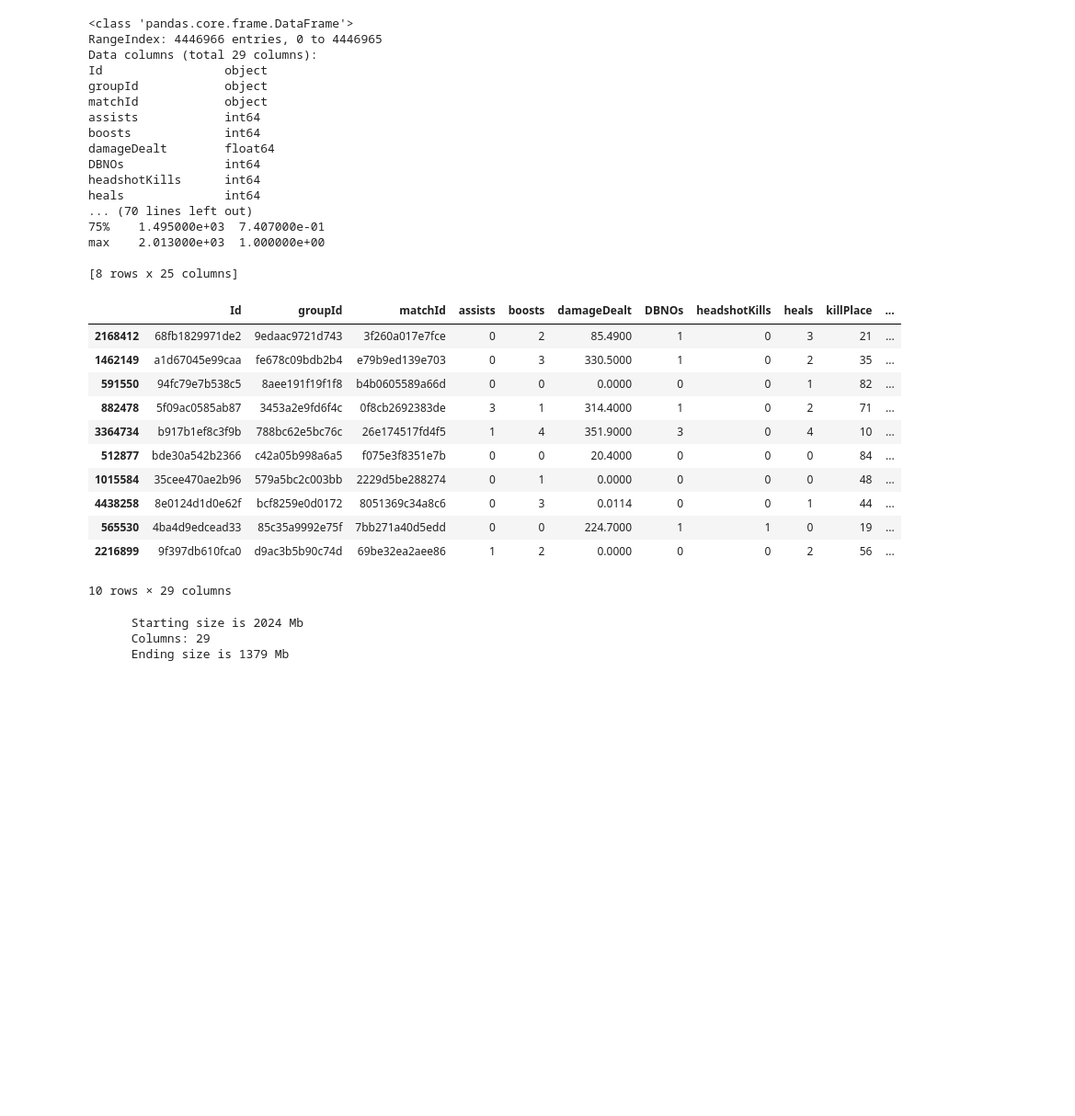
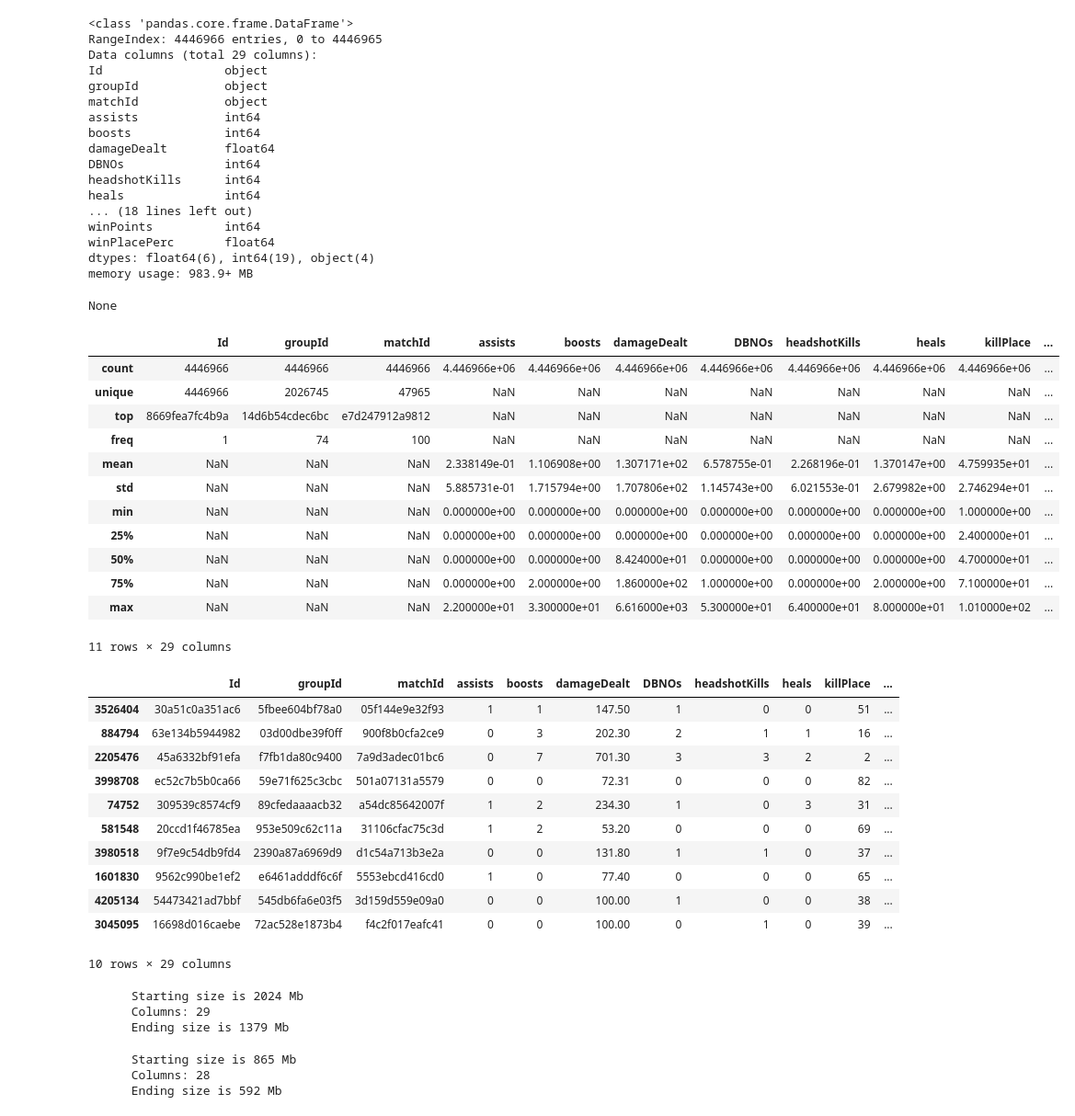
Before and after one commit to Fabiaccio91/PUBG-Finish-Placement-Prediction, a Jupyter notebook: PUBG - Finish Placement Prediction.ipynb, the cells around one changed output. Shown at 92% size. Drawn from its saved outputs; the diff is of its cells as text; code cells hidden in the pictures; blank space fills up the shorter version.

Commit message:
Going through some data processing

```diff
--- a/PUBG - Finish Placement Prediction.ipynb
+++ b/PUBG - Finish Placement Prediction.ipynb
@@ -32,44 +32,59 @@ from sklearn import metrics
 # Machine Learning models
 import lightgbm as lgb
 # %%
-data_raw = pd.read_csv('../PUBG/train_V2.csv')
+#data_raw = pd.read_csv('../PUBG/train_V2.csv')
 data_val  = pd.read_csv('../PUBG/test_V2.csv')
-data1 = data_raw.copy(deep = True)
+#data1 = data_raw.copy(deep = True)
+data1=pd.read_csv('../PUBG/train_V2.csv')
 data_cleaner = [data1, data_val]
 
-print(data_raw.info())
-print(data_raw.describe())
+display(data_raw.info(verbose= True))
+display(data_raw.describe(include='all'))
 data_raw.sample(10)
 # %% [output]
 <class 'pandas.core.frame.DataFrame'>
 RangeIndex: 4446966 entries, 0 to 4446965
 Data columns (total 29 columns):
 Id                 object
 groupId            object
 matchId            object
 assists            int64
 boosts             int64
 damageDealt        float64
 DBNOs              int64
 headshotKills      int64
 heals              int64
-... (70 lines left out)
-75%    1.495000e+03  7.407000e-01
-max    2.013000e+03  1.000000e+00
-
-[8 rows x 25 columns]
+... (18 lines left out)
+winPoints          int64
+winPlacePerc       float64
+dtypes: float64(6), int64(19), object(4)
+memory usage: 983.9+ MB
+None
 |  | Id | groupId | matchId | assists | boosts | damageDealt | DBNOs | headshotKills | heals | killPlace | ... |
-| 2168412 | 68fb1829971de2 | 9edaac9721d743 | 3f260a017e7fce | 0 | 2 | 85.4900 | 1 | 0 | 3 | 21 | ... |
-| 1462149 | a1d67045e99caa | fe678c09bdb2b4 | e79b9ed139e703 | 0 | 3 | 330.5000 | 1 | 0 | 2 | 35 | ... |
-| 591550 | 94fc79e7b538c5 | 8aee191f19f1f8 | b4b0605589a66d | 0 | 0 | 0.0000 | 0 | 0 | 1 | 82 | ... |
-| 882478 | 5f09ac0585ab87 | 3453a2e9fd6f4c | 0f8cb2692383de | 3 | 1 | 314.4000 | 1 | 0 | 2 | 71 | ... |
-| 3364734 | b917b1ef8c3f9b | 788bc62e5bc76c | 26e174517fd4f5 | 1 | 4 | 351.9000 | 3 | 0 | 4 | 10 | ... |
-| 512877 | bde30a542b2366 | c42a05b998a6a5 | f075e3f8351e7b | 0 | 0 | 20.4000 | 0 | 0 | 0 | 84 | ... |
-| 1015584 | 35cee470ae2b96 | 579a5bc2c003bb | 2229d5be288274 | 0 | 1 | 0.0000 | 0 | 0 | 0 | 48 | ... |
-| 4438258 | 8e0124d1d0e62f | bcf8259e0d0172 | 8051369c34a8c6 | 0 | 3 | 0.0114 | 0 | 0 | 1 | 44 | ... |
-| 565530 | 4ba4d9edcead33 | 85c35a9992e75f | 7bb271a40d5edd | 0 | 0 | 224.7000 | 1 | 1 | 0 | 19 | ... |
-| 2216899 | 9f397db610fca0 | d9ac3b5b90c74d | 69be32ea2aee86 | 1 | 2 | 0.0000 | 0 | 0 | 2 | 56 | ... |
+| count | 4446966 | 4446966 | 4446966 | 4.446966e+06 | 4.446966e+06 | 4.446966e+06 | 4.446966e+06 | 4.446966e+06 | 4.446966e+06 | 4.446966e+06 | ... |
+| unique | 4446966 | 2026745 | 47965 | NaN | NaN | NaN | NaN | NaN | NaN | NaN | ... |
+| top | 8669fea7fc4b9a | 14d6b54cdec6bc | e7d247912a9812 | NaN | NaN | NaN | NaN | NaN | NaN | NaN | ... |
+| freq | 1 | 74 | 100 | NaN | NaN | NaN | NaN | NaN | NaN | NaN | ... |
+| mean | NaN | NaN | NaN | 2.338149e-01 | 1.106908e+00 | 1.307171e+02 | 6.578755e-01 | 2.268196e-01 | 1.370147e+00 | 4.759935e+01 | ... |
+| std | NaN | NaN | NaN | 5.885731e-01 | 1.715794e+00 | 1.707806e+02 | 1.145743e+00 | 6.021553e-01 | 2.679982e+00 | 2.746294e+01 | ... |
+| min | NaN | NaN | NaN | 0.000000e+00 | 0.000000e+00 | 0.000000e+00 | 0.000000e+00 | 0.000000e+00 | 0.000000e+00 | 1.000000e+00 | ... |
+| 25% | NaN | NaN | NaN | 0.000000e+00 | 0.000000e+00 | 0.000000e+00 | 0.000000e+00 | 0.000000e+00 | 0.000000e+00 | 2.400000e+01 | ... |
+| 50% | NaN | NaN | NaN | 0.000000e+00 | 0.000000e+00 | 8.424000e+01 | 0.000000e+00 | 0.000000e+00 | 0.000000e+00 | 4.700000e+01 | ... |
+| 75% | NaN | NaN | NaN | 0.000000e+00 | 2.000000e+00 | 1.860000e+02 | 1.000000e+00 | 0.000000e+00 | 2.000000e+00 | 7.100000e+01 | ... |
+| max | NaN | NaN | NaN | 2.200000e+01 | 3.300000e+01 | 6.616000e+03 | 5.300000e+01 | 6.400000e+01 | 8.000000e+01 | 1.010000e+02 | ... |
-10 rows × 29 columns
+11 rows × 29 columns
+|  | Id | groupId | matchId | assists | boosts | damageDealt | DBNOs | headshotKills | heals | killPlace | ... |
+| 3526404 | 30a51c0a351ac6 | 5fbee604bf78a0 | 05f144e9e32f93 | 1 | 1 | 147.50 | 1 | 0 | 0 | 51 | ... |
+| 884794 | 63e134b5944982 | 03d00dbe39f0ff | 900f8b0cfa2ce9 | 0 | 3 | 202.30 | 2 | 1 | 1 | 16 | ... |
+| 2205476 | 45a6332bf91efa | f7fb1da80c9400 | 7a9d3adec01bc6 | 0 | 7 | 701.30 | 3 | 3 | 2 | 2 | ... |
+| 3998708 | ec52c7b5b0ca66 | 59e71f625c3cbc | 501a07131a5579 | 0 | 0 | 72.31 | 0 | 0 | 0 | 82 | ... |
+| 74752 | 309539c8574cf9 | 89cfedaaaacb32 | a54dc85642007f | 1 | 2 | 234.30 | 1 | 0 | 3 | 31 | ... |
+| 581548 | 20ccd1f46785ea | 953e509c62c11a | 31106cfac75c3d | 1 | 2 | 53.20 | 0 | 0 | 0 | 69 | ... |
+| 3980518 | 9f7e9c54db9fd4 | 2390a87a6969d9 | d1c54a713b3e2a | 0 | 0 | 131.80 | 1 | 1 | 0 | 37 | ... |
+| 1601830 | 9562c990be1ef2 | e6461adddf6c6f | 5553ebcd416cd0 | 1 | 0 | 77.40 | 0 | 0 | 0 | 65 | ... |
+| 4205134 | 54473421ad7bbf | 545db6fa6e03f5 | 3d159d559e09a0 | 0 | 0 | 100.00 | 1 | 0 | 0 | 38 | ... |
+| 3045095 | 16698d016caebe | 72ac528e1873b4 | f4c2f017eafc41 | 0 | 0 | 100.00 | 0 | 1 | 0 | 39 | ... |
+10 rows × 29 columns
 # %%
 def reduce_size(merged_df):
     print('      Starting size is %d Mb'%(sys.getsizeof(merged_df)/1024/1024))
@@ -109,6 +124,12 @@ data1_red=reduce_size(data1)
       Starting size is 2024 Mb
       Columns: 29
       Ending size is 1379 Mb
+# %%
+data_val_red=reduce_size(data_val)
+# %% [output]
+      Starting size is 865 Mb
+      Columns: 28
+      Ending size is 592 Mb
 # %%
 print('Train columns with null values:\n', data1_red.isnull().sum())
 print("-"*10)
```
Also changed, not shown: parts of 5 cells of this notebook.
